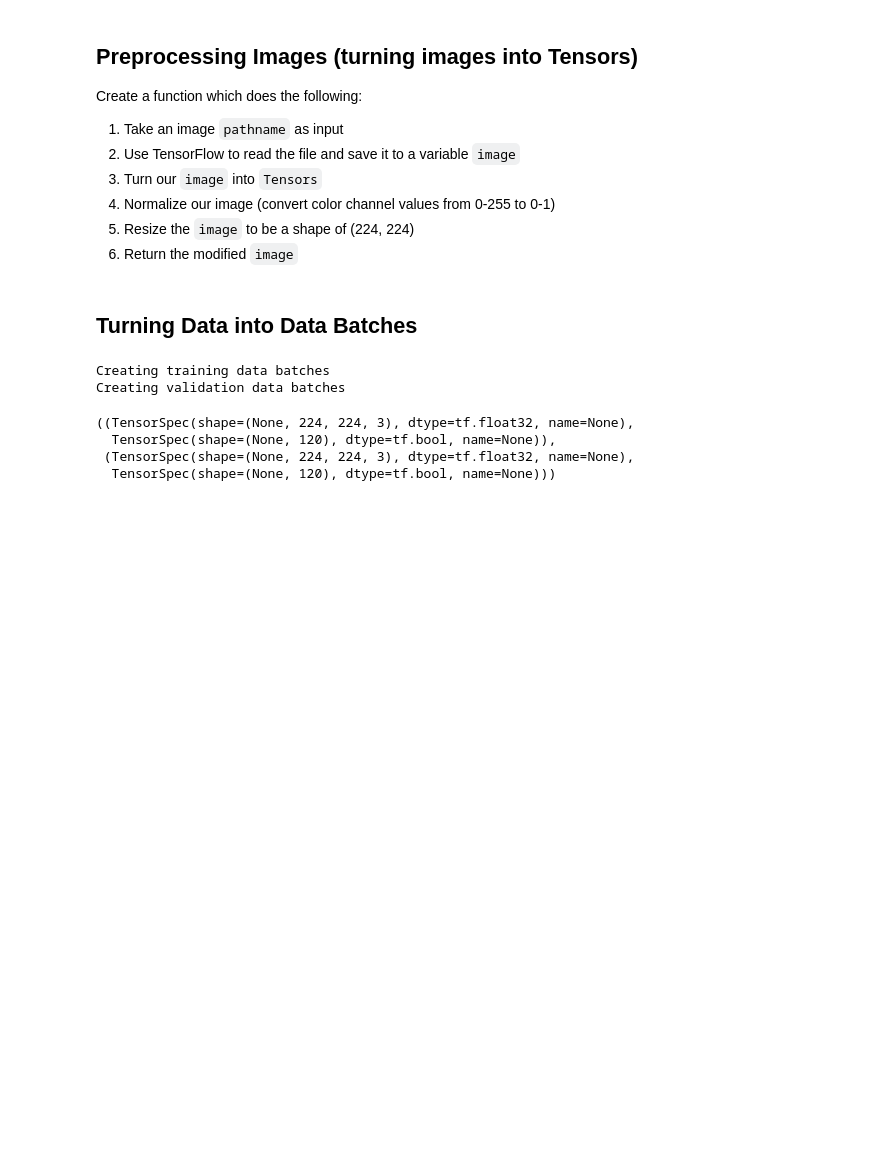
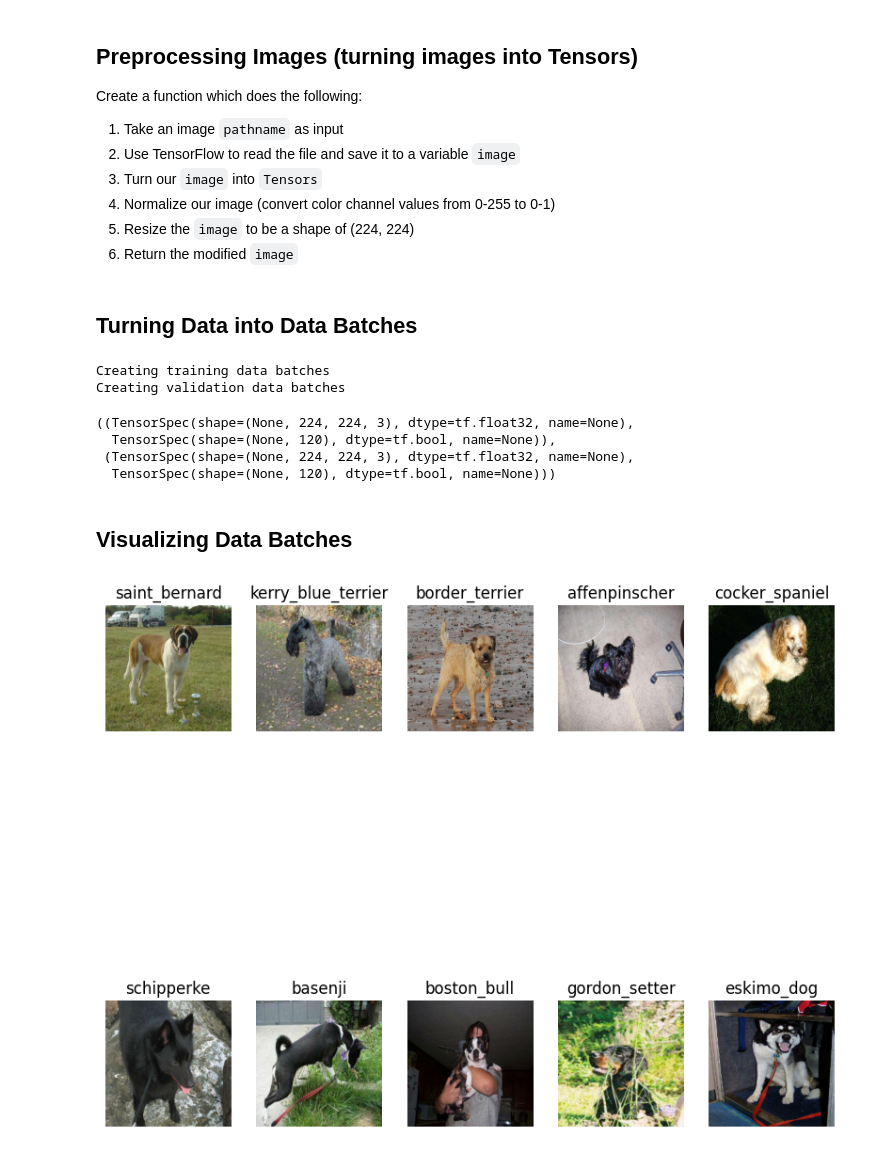
Before and after one commit to Avyayyy/dog-breed-identification, a Jupyter notebook: dog_breed_identification.ipynb, the cells around one changed output. Cells and saved outputs as stored; diff of their text form; code cells hidden in the pictures; blank space fills up the shorter version.

Commit message:
Add a function to visualise 10 images with their labels from the Data Batch

```diff
--- a/dog_breed_identification.ipynb
+++ b/dog_breed_identification.ipynb
@@ -423,3 +423,24 @@ train_data.element_spec, val_data.element_spec
   TensorSpec(shape=(None, 120), dtype=tf.bool, name=None)),
  (TensorSpec(shape=(None, 224, 224, 3), dtype=tf.float32, name=None),
   TensorSpec(shape=(None, 120), dtype=tf.bool, name=None)))
+# %% [markdown]
+## Visualizing Data Batches
+# %%
+import matplotlib.pyplot as plt
+
+# Create a function for viewing images in a Data Batch
+def show_10_images(images, labels):
+  """
+  Displays a plot of 10 images and their labels from the Data Batch
+  """
+  plt.figure(figsize = (10, 10))
+  for i in range(10):
+    ax = plt.subplot(2, 5, i+1)
+    plt.imshow(images[i])
+    # plt.axis("off")
+    plt.title(unique_breeds[labels[i].argmax()])
+# %%
+train_images, train_labels = next(train_data.as_numpy_iterator())
+show_10_images(train_images, train_labels)
+# %% [output]
+[figure, added]
```
